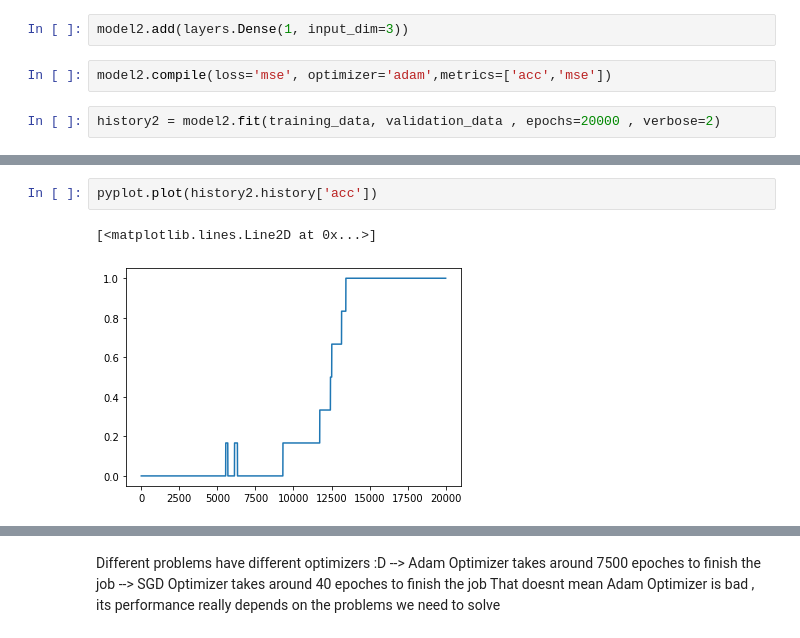
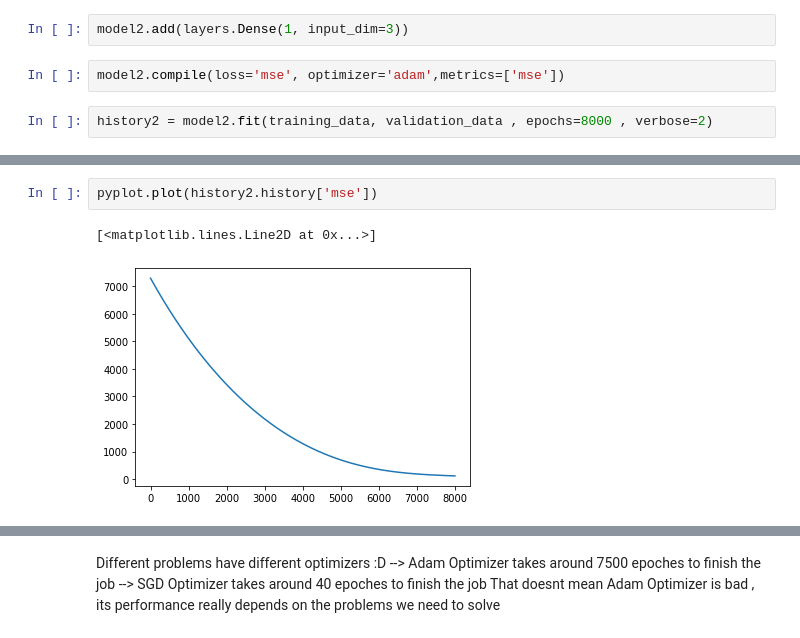
Before and after one commit to winggo12/HKU_ELRN1902_Basic-in-AI-for-Keras, a Jupyter notebook: Code/Example 1 Multivariable Prediction.ipynb, the cells around one changed output, grey strips where cells are left out. Cells and saved outputs as stored; diff of their text form.

```diff
--- a/Code/Example 1 Multivariable Prediction.ipynb
+++ b/Code/Example 1 Multivariable Prediction.ipynb
@@ -81,7 +78,7 @@ model2 = models.Sequential()
 # %%
 model2.add(layers.Dense(1, input_dim=3))
 # %%
-model2.compile(loss='mse', optimizer='adam',metrics=['acc','mse'])
+model2.compile(loss='mse', optimizer='adam',metrics=['mse'])
 # %%
-history2 = model2.fit(training_data, validation_data , epochs=20000 , verbose=2)
+history2 = model2.fit(training_data, validation_data , epochs=8000 , verbose=2)
 # %% [output]
@@ -105,5 +154,5 @@ Epoch 4412/20000
 # %%
-pyplot.plot(history2.history['acc'])
+pyplot.plot(history2.history['mse'])
 # %% [output]
 [<matplotlib.lines.Line2D at 0x...>]
-[figure, old version]
+[figure, new version]
```
Also changed, not shown: parts of 11 cells of this notebook, 3 other files.
